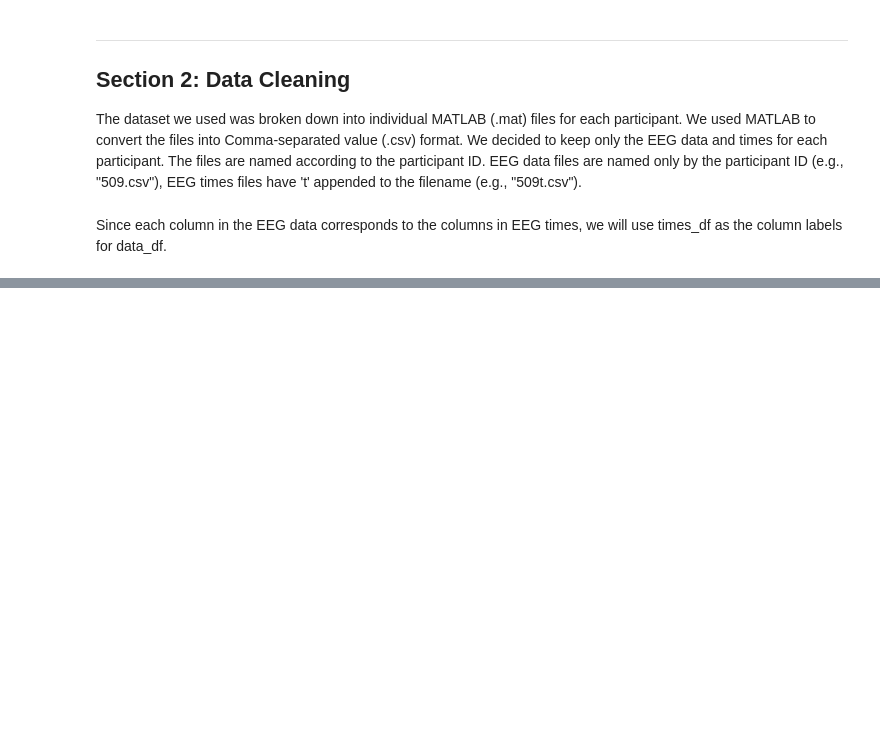
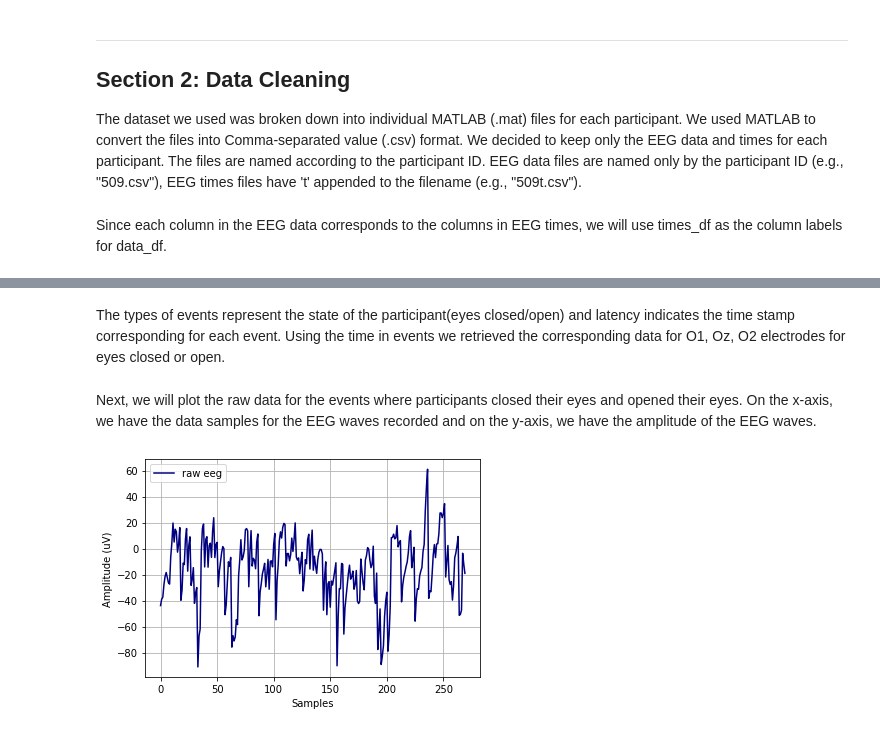
Before and after one commit to m1kwok/COGS189_Final_Project, a Jupyter notebook: Depression.ipynb, the cells around one changed output, grey strips where cells are left out. Saved outputs shown, nothing was run; the diff lists cells and outputs as text; code cells hidden in the pictures; blank space fills up the shorter version.

```diff
--- a/Depression.ipynb
+++ b/Depression.ipynb
@@ -46,0 +45,6 @@ data_df.head()
+# %%
+num = '509'
+data_t = pd.read_csv('Data/' + num +'_data.csv')
+channels = pd.read_csv('Data/' + num + 'c.csv')
+events = pd.read_csv('Data/' + num + 'e.csv')
+events['type'] = events['type'].astype(str)
@@ -46,0 +61,6 @@ data_df.head()
+# %%
+eyes_closed = [ '11', '13', '15']
+eyes_open = ['12', '14', '16']
+fs = 500
+# %% [markdown]
+The types of events represent the state of the participant(eyes closed/open) and latency indicates the time stamp corresponding for each event. Using the time in events we retrieved the corresponding data for O1, Oz, O2 electrodes for eyes closed or open.
@@ -46,0 +105,15 @@ data_df.head()
+# %% [markdown]
+Next, we will plot the raw data for the events where participants closed their eyes and opened their eyes. On the x-axis, we have the data samples for the EEG waves recorded and on the y-axis, we have the amplitude of the EEG waves.
+# %%
+closed_data = dataset_closed_0
+open_data = dataset_open_0
+# %%
+#Eyes closed
+a = np.transpose(closed_data)
+plt.plot(a, label = "raw eeg", color='navy');
+plt.xlabel('Samples');
+plt.ylabel('Amplitude (uV)');
+plt.grid(True);
+plt.legend(loc = 'best');
+# %% [output]
+[figure, added]
```
Also changed, not shown: parts of 20 cells of this notebook.
